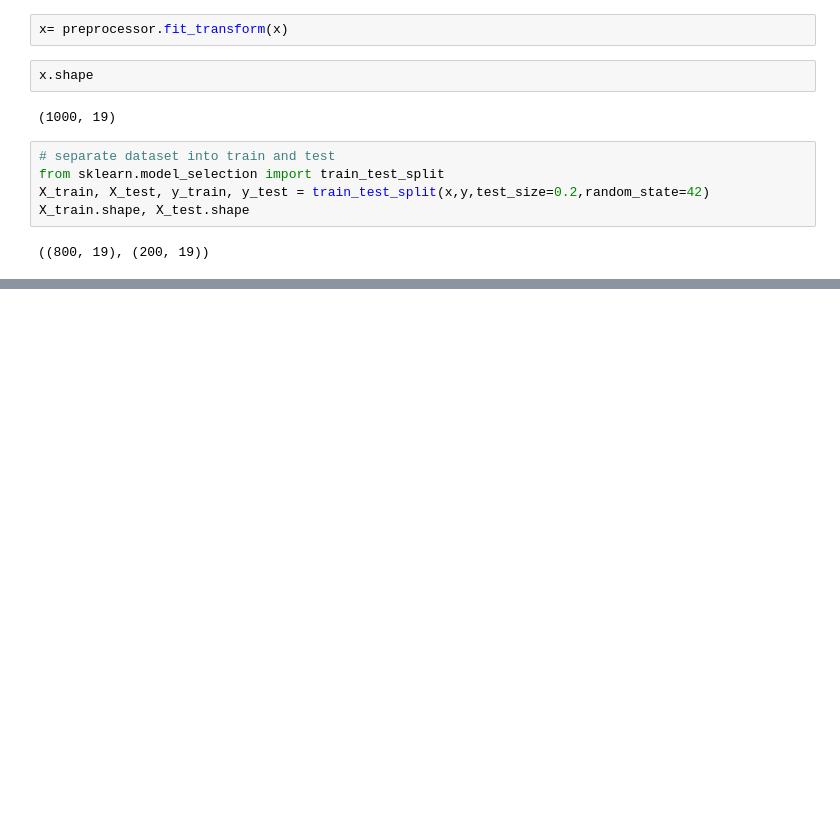
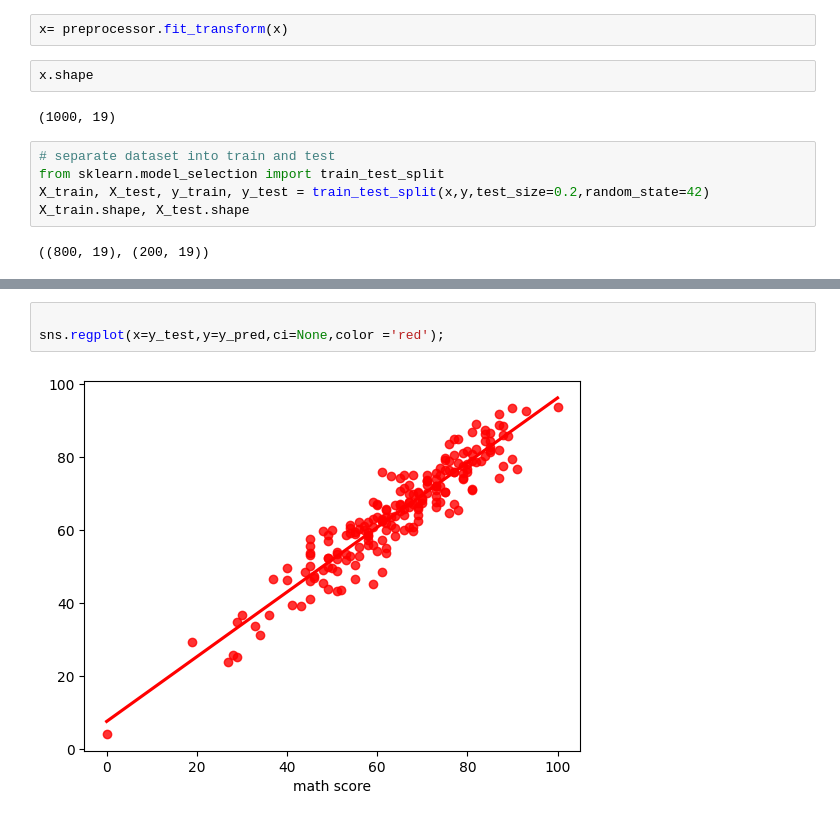
Before and after one commit to nibinkjoseph/MLProject-krishnaik, a Jupyter notebook: notebook/model_training.ipynb, the cells around one changed output, grey strips where cells are left out. Drawn from its saved outputs; the diff is of its cells as text; blank space fills up the shorter version.

```diff
--- a/notebook/model_training.ipynb
+++ b/notebook/model_training.ipynb
@@ -80,0 +178,5 @@ X_train.shape, X_test.shape
+# %%
+
+sns.regplot(x=y_test,y=y_pred,ci=None,color ='red');
+# %% [output]
+[figure, added]
```
Also changed, not shown: parts of 7 cells of this notebook.
